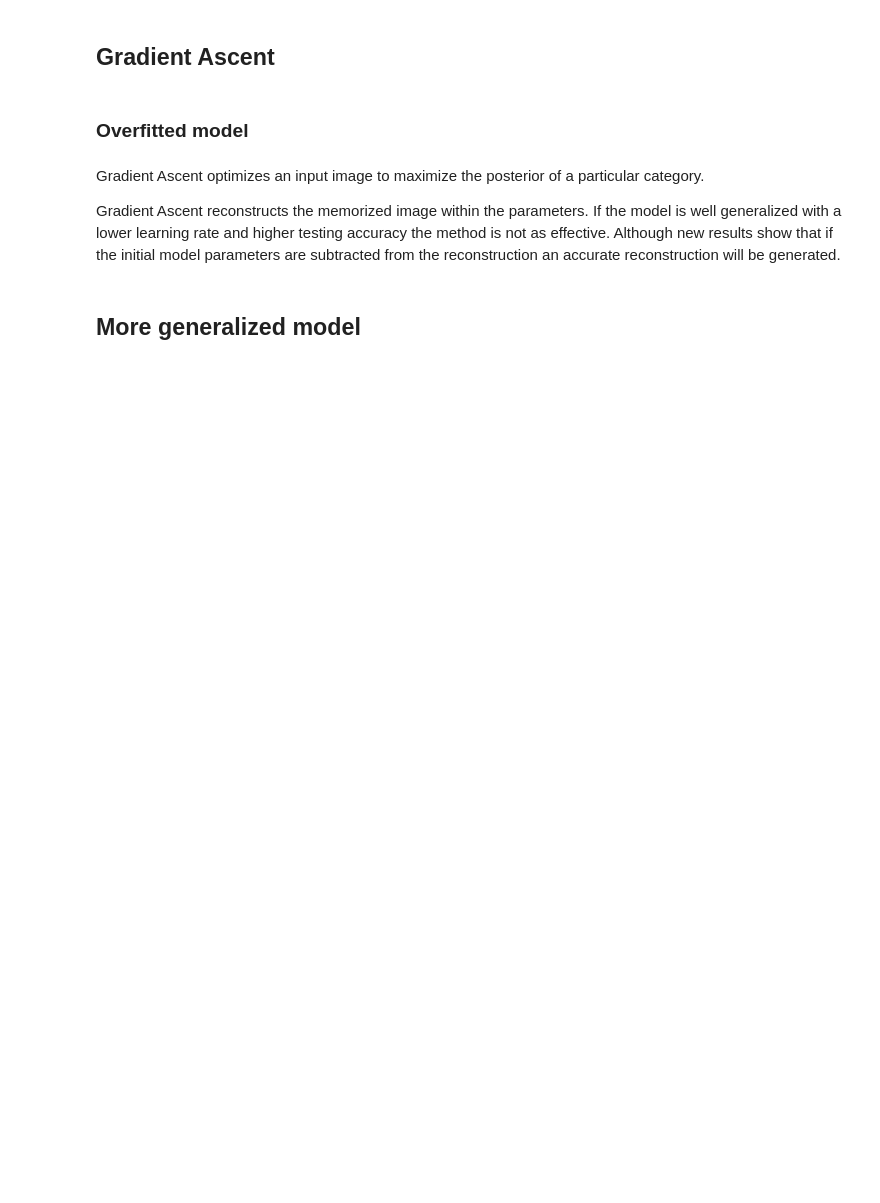
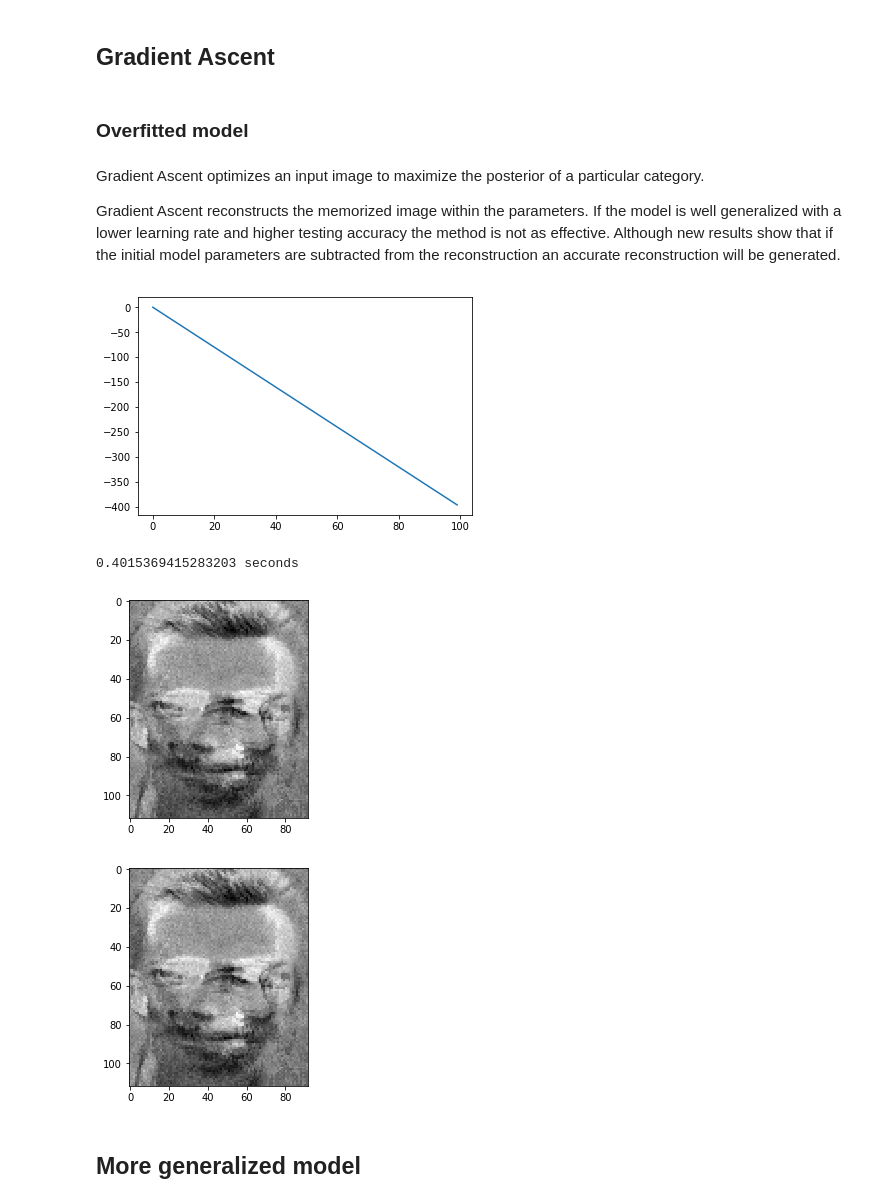
Before and after one commit to DiegoAnas/SPEML3-Model-Inversion, a Jupyter notebook: modelInversion2/modelInversion2.ipynb, the cells around one changed output. Cells and saved outputs as stored; diff of their text form; code cells hidden in the pictures; blank space fills up the shorter version.

```diff
--- a/modelInversion2/modelInversion2.ipynb
+++ b/modelInversion2/modelInversion2.ipynb
@@ -32,7 +33,7 @@ n_epochs = 100
 batch_size = 32
 lr = 0.01
 # %%
-attacked_person = 4
+attacked_person = 31
 # %% [markdown]
 ## Load AT&t faces dataset
 # %%
@@ -200,26 +341,20 @@ def ga(image, net, iterations, lr,category):
     grad0 = np.zeros((112,92))
     for j in range(iterations):
         for i in range(1):
-
             # set the gradients of all model parameters to zero
             net.zero_grad()
-
 #             out = nn.functional.softmax(net(input), dim=1)
             out = net(inputVar)
             loss= -out.take(category)#+reg_alpha
-
             loss.backward()
             inputVar.data = inputVar.data - lr * inputVar.grad.data
             inputVar.grad.zero_()
         losses.append(loss.data)
 #         print(j)
-        grad0=inputVar.grad.data.squeeze().cpu().detach().numpy()
-        inputVar.grad.data = inputVar.grad.data - inputVar.grad.data
 #         plt.imsave(f"Results/2Fred {j}.png",input.squeeze().cpu().detach().numpy(),cmap = 'gray',vmin =-1 , vmax = 1,format='png')
     plt.plot(losses)
     plt.show()
 
-
     return inputVar
 # %% [markdown]
 ### Overfitted model
@@ -230,12 +365,18 @@ Gradient Ascent reconstructs the memorized image within the parameters. If the m
 # %%
 # np_page=np.random.random((112,92))
 np_page=np.zeros((112,92))
-
+t0 = time.time()
 dream_ga=ga(torch.Tensor((np_page)),net,100,1e-1,attacked_person)
+print('{} seconds'.format(time.time() - t0))
 plt.imshow(dream_ga.squeeze().cpu().detach().numpy(),cmap='gray')
 plt.show()
 plt.imshow(dream_ga.squeeze().cpu().detach().numpy()-im0CPU,cmap='gray')
 plt.show()
+# %% [output]
+[figure, added]
+0.4015369415283203 seconds
+[figure, added]
+[figure, added]
 # %% [markdown]
 ## More generalized model
 # %%
```
Also changed, not shown: parts of 10 cells of this notebook.
